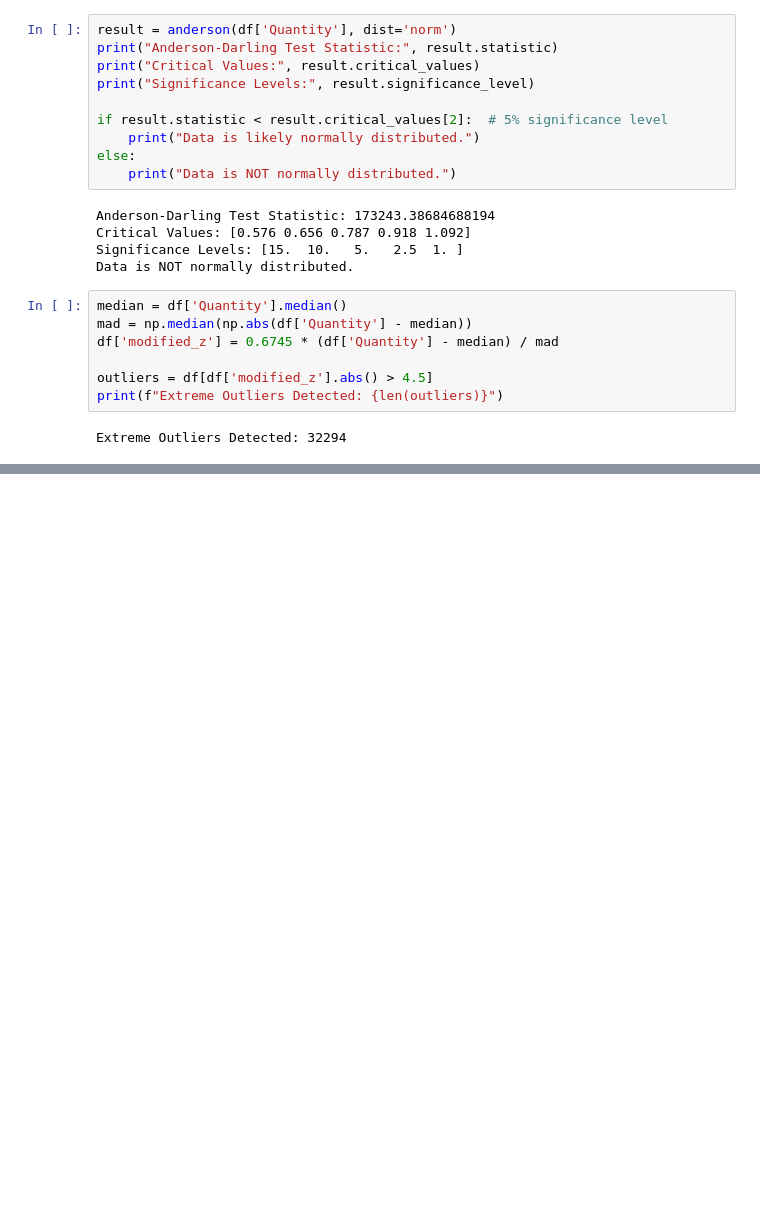
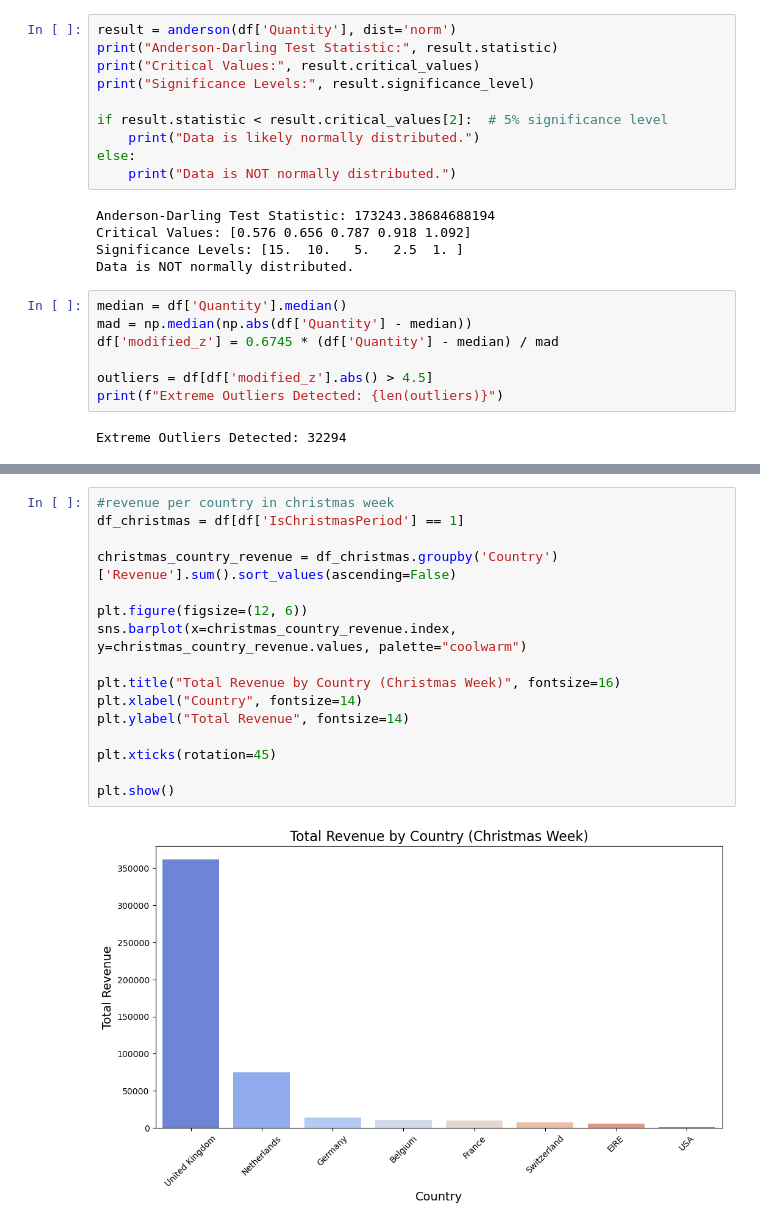
Before and after one commit to puneetprashar2003/Black_Friday_Data_Analysis, a Jupyter notebook: eda.ipynb, the cells around one changed output, grey strips where cells are left out. Saved outputs shown, nothing was run; the diff lists cells and outputs as text; blank space fills up the shorter version.

```diff
--- a/eda.ipynb
+++ b/eda.ipynb
@@ -676,0 +748,18 @@ Outliers Detected: 388
+# %%
+#revenue per country in christmas week
+df_christmas = df[df['IsChristmasPeriod'] == 1]
+
+christmas_country_revenue = df_christmas.groupby('Country')['Revenue'].sum().sort_values(ascending=False)
+
+plt.figure(figsize=(12, 6))
+sns.barplot(x=christmas_country_revenue.index, y=christmas_country_revenue.values, palette="coolwarm")
+
+plt.title("Total Revenue by Country (Christmas Week)", fontsize=16)
+plt.xlabel("Country", fontsize=14)
+plt.ylabel("Total Revenue", fontsize=14)
+
+plt.xticks(rotation=45)
+
+plt.show()
+# %% [output]
+[figure, added]
```
Also changed, not shown: parts of 10 cells of this notebook, 1 other file.
